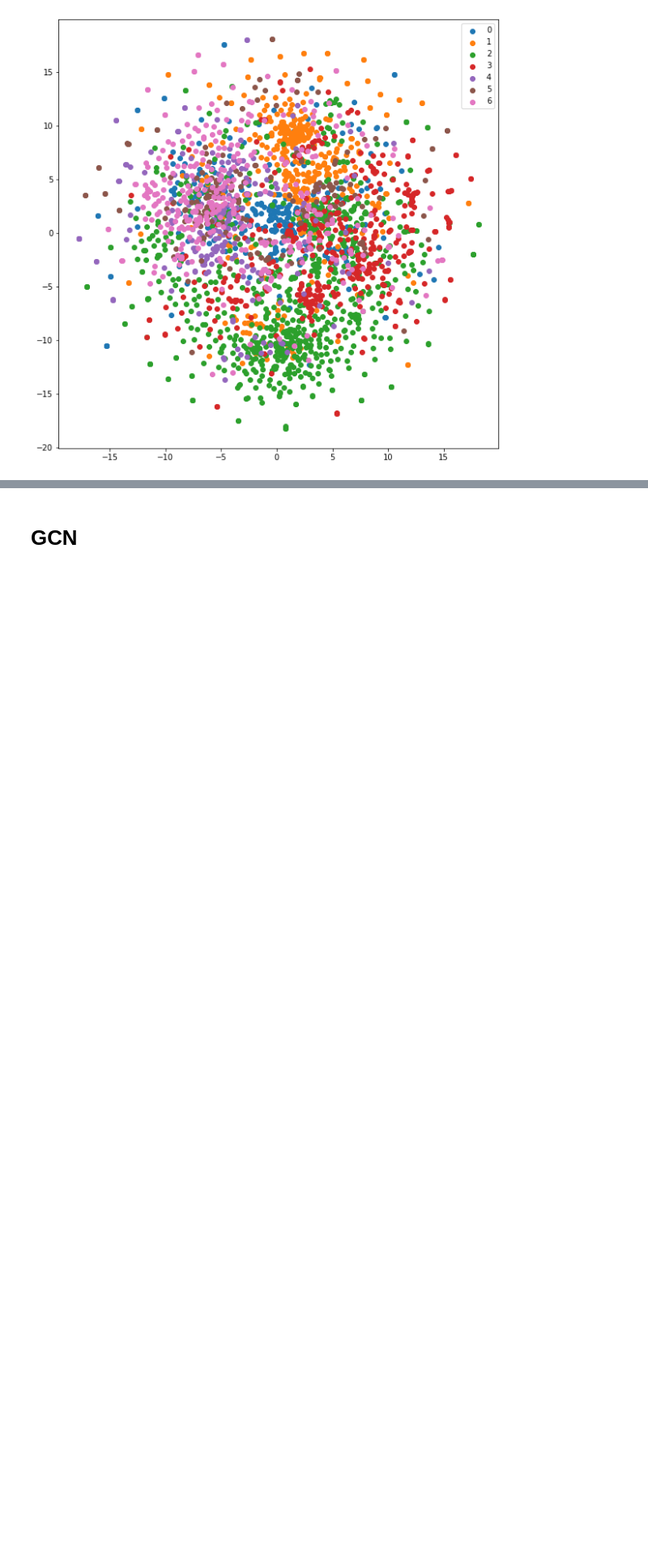
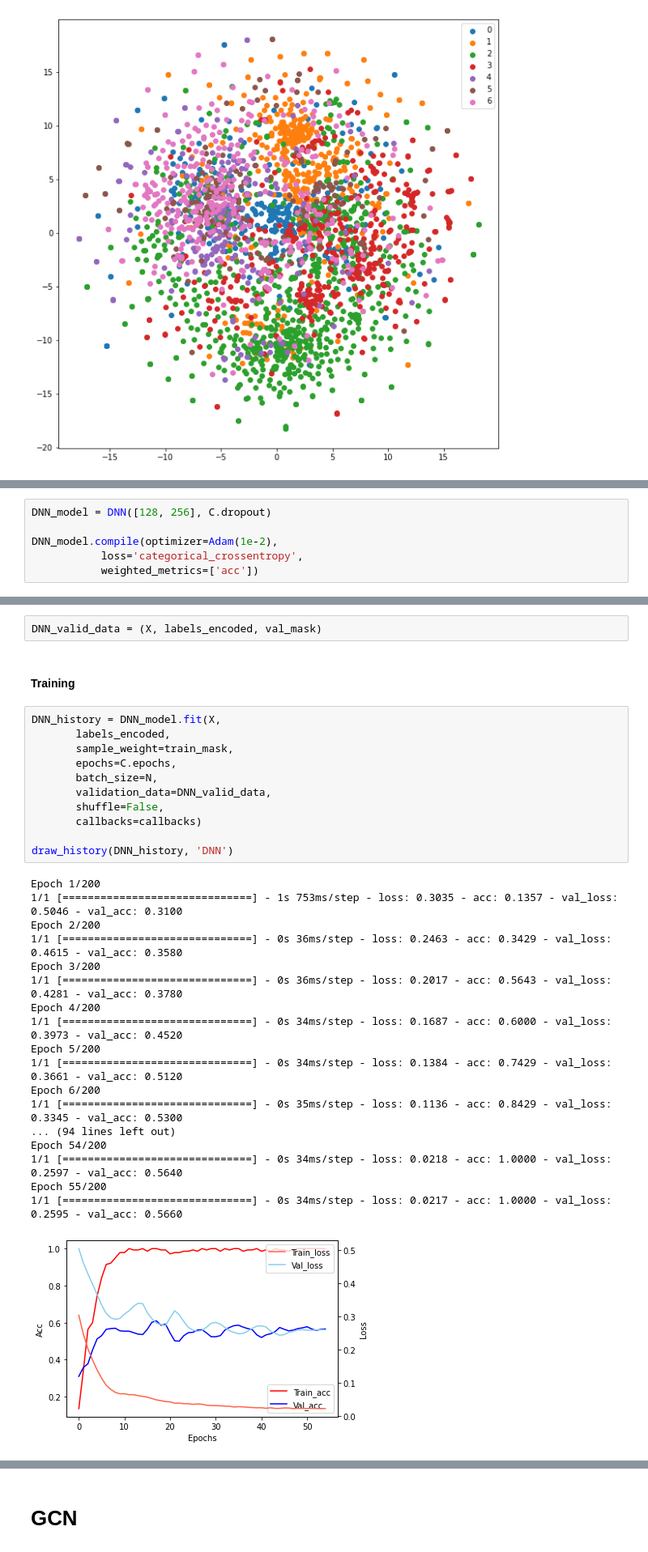
Before and after one commit to comojin1994/GCN, a Jupyter notebook: GCN.ipynb, the cells around one changed output, grey strips where cells are left out. Shown at 81% size. Drawn from its saved outputs; the diff is of its cells as text; blank space fills up the shorter version.

```diff
--- a/GCN.ipynb
+++ b/GCN.ipynb
@@ -163,0 +169,6 @@ plot_tSNE(labels_encoded, raw_x)
+# %%
+DNN_model = DNN([128, 256], C.dropout)
+
+DNN_model.compile(optimizer=Adam(1e-2),
+           loss='categorical_crossentropy',
+           weighted_metrics=['acc'])
@@ -163,0 +183,34 @@ plot_tSNE(labels_encoded, raw_x)
+# %%
+DNN_valid_data = (X, labels_encoded, val_mask)
+# %% [markdown]
+#### Training
+# %%
+DNN_history = DNN_model.fit(X,
+       labels_encoded,
+       sample_weight=train_mask,
+       epochs=C.epochs,
+       batch_size=N,
+       validation_data=DNN_valid_data,
+       shuffle=False,
+       callbacks=callbacks)
+
+draw_history(DNN_history, 'DNN')
+# %% [output]
+Epoch 1/200
+1/1 [==============================] - 1s 753ms/step - loss: 0.3035 - acc: 0.1357 - val_loss: 0.5046 - val_acc: 0.3100
+Epoch 2/200
+1/1 [==============================] - 0s 36ms/step - loss: 0.2463 - acc: 0.3429 - val_loss: 0.4615 - val_acc: 0.3580
+Epoch 3/200
+1/1 [==============================] - 0s 36ms/step - loss: 0.2017 - acc: 0.5643 - val_loss: 0.4281 - val_acc: 0.3780
+Epoch 4/200
+1/1 [==============================] - 0s 34ms/step - loss: 0.1687 - acc: 0.6000 - val_loss: 0.3973 - val_acc: 0.4520
+Epoch 5/200
+1/1 [==============================] - 0s 34ms/step - loss: 0.1384 - acc: 0.7429 - val_loss: 0.3661 - val_acc: 0.5120
+Epoch 6/200
+1/1 [==============================] - 0s 35ms/step - loss: 0.1136 - acc: 0.8429 - val_loss: 0.3345 - val_acc: 0.5300
+... (94 lines left out)
+Epoch 54/200
+1/1 [==============================] - 0s 34ms/step - loss: 0.0218 - acc: 1.0000 - val_loss: 0.2597 - val_acc: 0.5640
+Epoch 55/200
+1/1 [==============================] - 0s 34ms/step - loss: 0.0217 - acc: 1.0000 - val_loss: 0.2595 - val_acc: 0.5660
+[figure, added]
```
Also changed, not shown: parts of 42 cells of this notebook.
